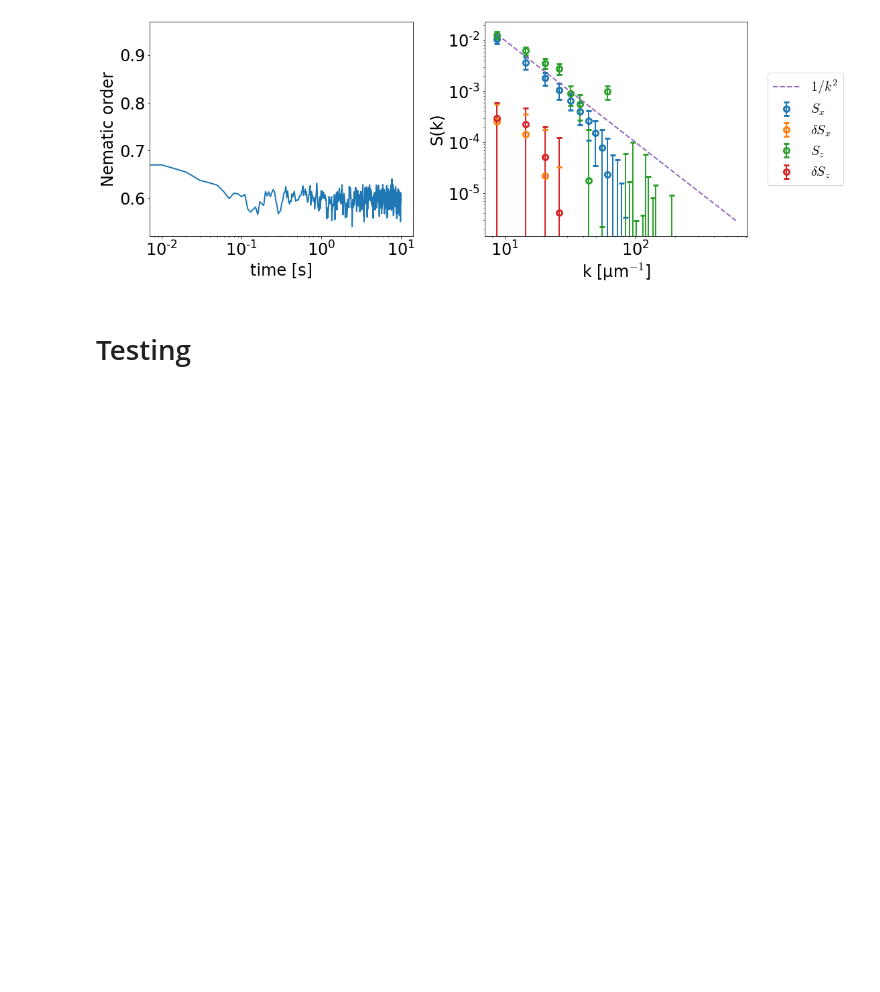
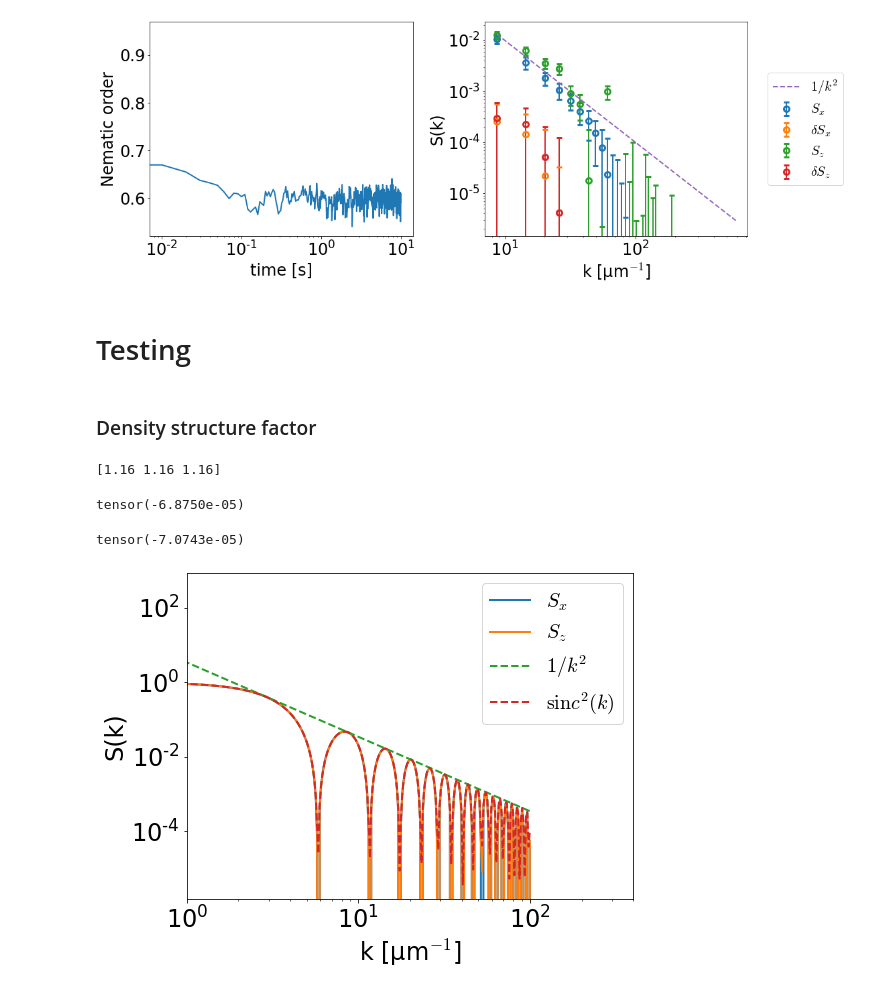
Before and after one commit to flatironinstitute/aLENS_analysis, a Jupyter notebook: notebooks/spindle/01b-iso_nematic_testing_rusty.ipynb, the cells around one changed output. Drawn from its saved outputs; the diff is of its cells as text; code cells hidden in the pictures; blank space fills up the shorter version.

```diff
--- a/notebooks/spindle/01b-iso_nematic_testing_rusty.ipynb
+++ b/notebooks/spindle/01b-iso_nematic_testing_rusty.ipynb
@@ -870,4 +903,6 @@ fig.tight_layout()
 [figure]
 # %% [markdown]
 # Testing
+# %% [markdown]
+### Density structure factor
 # %%
@@ -920,2 +948,40 @@ for i in range(n_time_points):
         tcom, tkz_arr, device=device
     )
+# %%
+fig, axarr = plt.subplots(1, 1, figsize=(8, 6))
+
+box_lower = np.array(param_dict["simBoxLow"])
+box_upper = np.array(param_dict["simBoxHigh"])
+print(-box_lower + box_upper)
+
+_ = axarr.loglog(tk_arr, Sx_time_arr.mean(dim=1).cpu(), label="$ S_x$")
+_ = axarr.loglog(tk_arr, Sz_time_arr.mean(dim=1).cpu(), label="$ S_z$")
+
+min(Sx_time_arr.mean(dim=1).cpu())
+min(Sz_time_arr.mean(dim=1).cpu())
+
+_ = axarr.loglog(
+    tk_arr,
+    (1.0 / ((box_size * tk_arr * 0.5) ** 2)),
+    label="$1/k^2$",
+    linestyle="--",
+)
+
+_ = axarr.loglog(
+    tk_arr,
+    (torch.sin(box_size * tk_arr / 2.0) ** 2 / ((tk_arr * box_size / 2.0) ** 2)),
+    label="$\sinc^2(k)$",
+    linestyle="--",
+)
+
+_ = axarr.set_xlim(1, k_points)
+# _ = axarr.set_ylim(0.0001, 1)
+
+_ = axarr.set_xlabel("k [μm$^{-1}$]")
+_ = axarr.set_ylabel("S(k)")
+_ = axarr.legend()
+# %% [output]
+[1.16 1.16 1.16]
+tensor(-6.8750e-05)
+tensor(-7.0743e-05)
+[figure, added]
```
Also changed, not shown: parts of 24 cells of this notebook, 1 other file.
